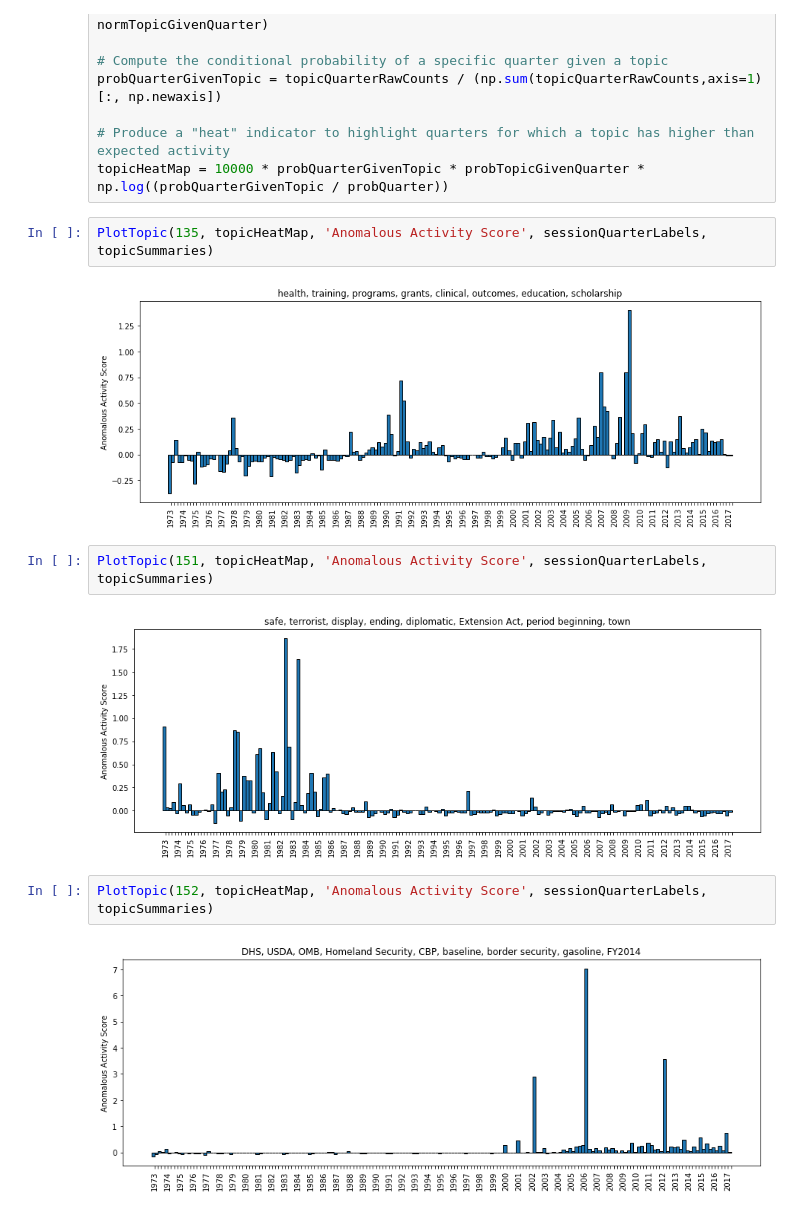
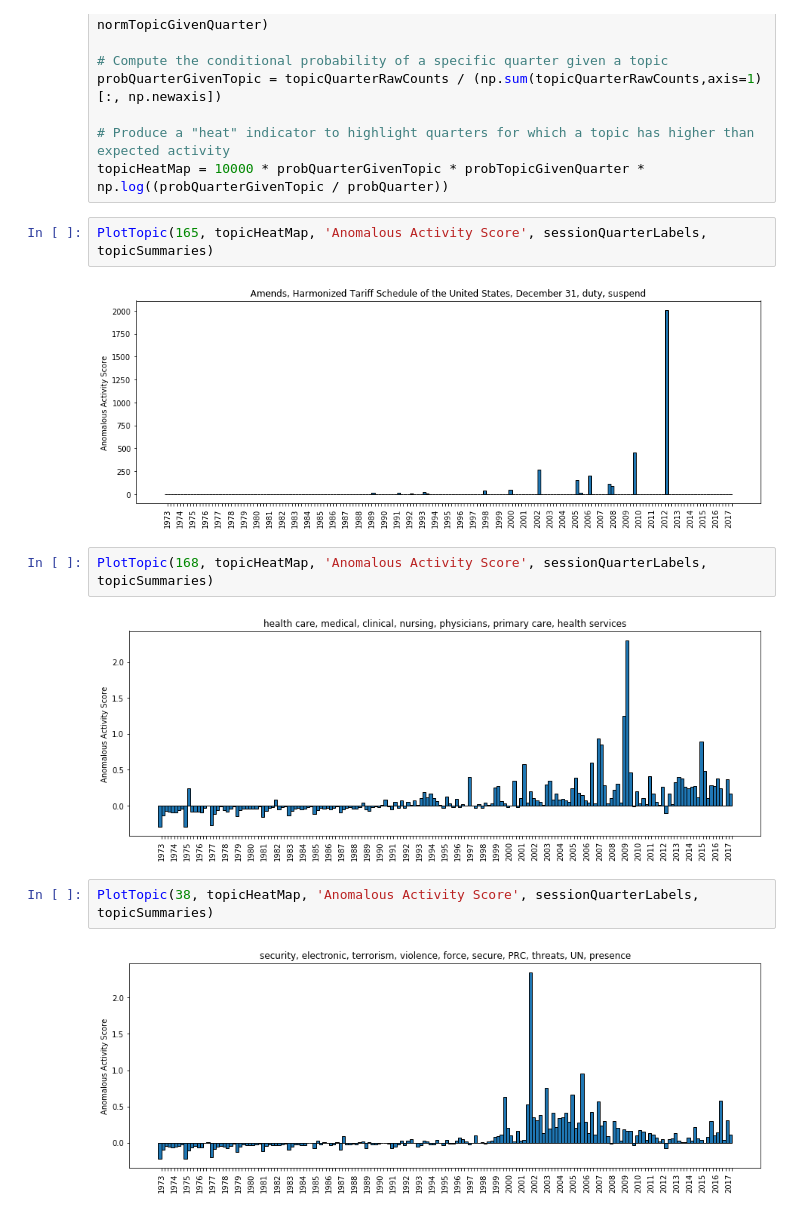
Before and after one commit to Azure-Samples/MachineLearningSamples-DocumentCollectionAnalysis, a Jupyter notebook: notebooks/5_Topic_Model_Analysis.ipynb, the cells around one changed output. Drawn from its saved outputs; the diff is of its cells as text.

```diff
--- a/notebooks/5_Topic_Model_Analysis.ipynb
+++ b/notebooks/5_Topic_Model_Analysis.ipynb
@@ -325,14 +328,14 @@ probQuarterGivenTopic = topicQuarterRawCounts / (np.sum(topicQuarterRawCounts,ax
 # Produce a "heat" indicator to highlight quarters for which a topic has higher than expected activity
 topicHeatMap = 10000 * probQuarterGivenTopic * probTopicGivenQuarter * np.log((probQuarterGivenTopic / probQuarter))
 # %%
-PlotTopic(135, topicHeatMap, 'Anomalous Activity Score', sessionQuarterLabels, topicSummaries)
+PlotTopic(165, topicHeatMap, 'Anomalous Activity Score', sessionQuarterLabels, topicSummaries)
 # %% [output]
-[figure, old version]
+[figure, new version]
 # %%
-PlotTopic(151, topicHeatMap, 'Anomalous Activity Score', sessionQuarterLabels, topicSummaries)
+PlotTopic(168, topicHeatMap, 'Anomalous Activity Score', sessionQuarterLabels, topicSummaries)
 # %% [output]
-[figure, old version]
+[figure, new version]
 # %%
-PlotTopic(152, topicHeatMap, 'Anomalous Activity Score', sessionQuarterLabels, topicSummaries)
+PlotTopic(38, topicHeatMap, 'Anomalous Activity Score', sessionQuarterLabels, topicSummaries)
 # %% [output]
-[figure, old version]
+[figure, new version]
```
Also changed, not shown: parts of 18 cells of this notebook, 9 other files.
